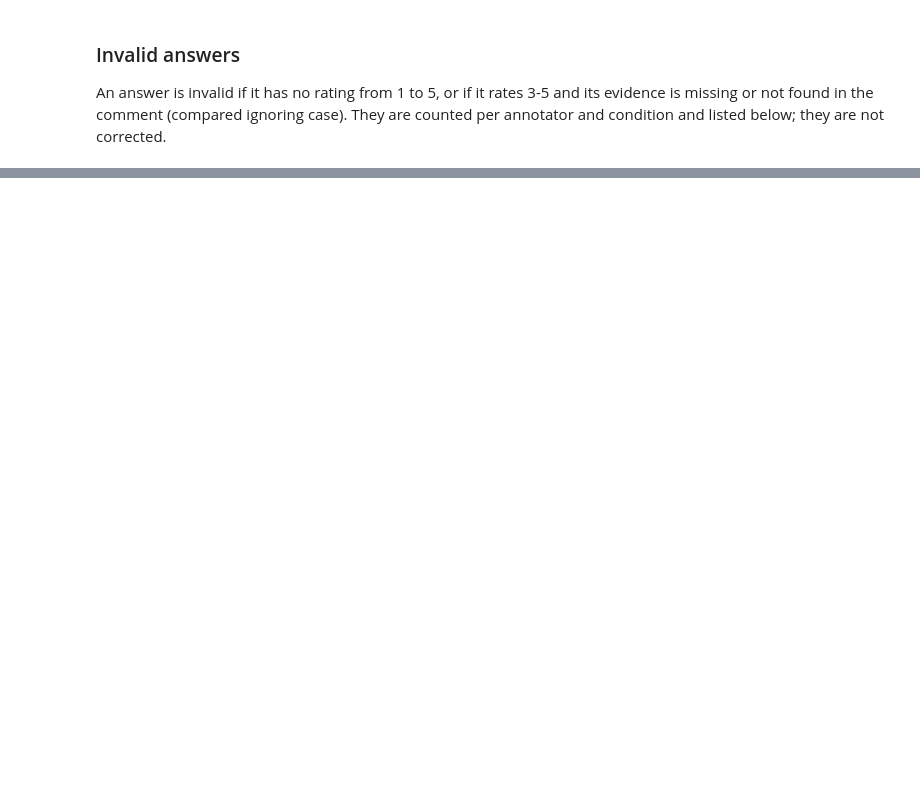
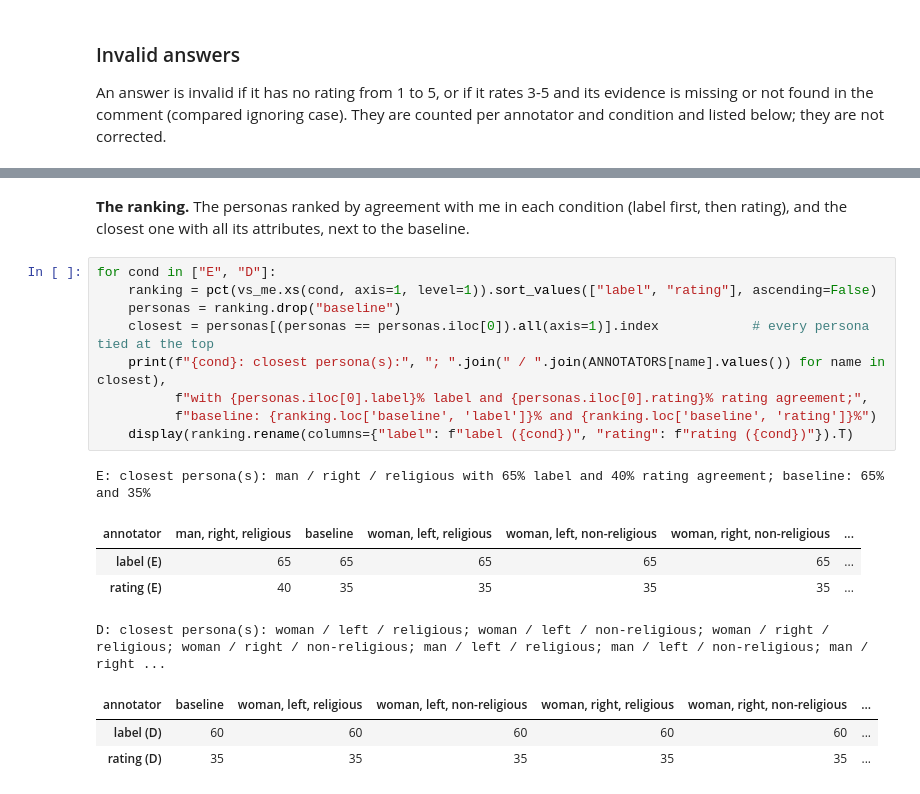
Before and after one commit to PetridhsG/practical-data-science-assignment-1, a Jupyter notebook: annotations.ipynb, the cells around one changed output, grey strips where cells are left out. Saved outputs shown, nothing was run; the diff lists cells and outputs as text; blank space fills up the shorter version.

```diff
--- a/annotations.ipynb
+++ b/annotations.ipynb
@@ -696,0 +826,21 @@ show_table(invalid[["condition", "annotator", "id", "text", "rating", "evidence"
+# %% [markdown]
+**The ranking.** The personas ranked by agreement with me in each condition (label first, then rating), and the
+closest one with all its attributes, next to the baseline.
+# %%
+for cond in ["E", "D"]:
+    ranking = pct(vs_me.xs(cond, axis=1, level=1)).sort_values(["label", "rating"], ascending=False)
+    personas = ranking.drop("baseline")
+    closest = personas[(personas == personas.iloc[0]).all(axis=1)].index            # every persona tied at the top
+    print(f"{cond}: closest persona(s):", "; ".join(" / ".join(ANNOTATORS[name].values()) for name in closest),
+          f"with {personas.iloc[0].label}% label and {personas.iloc[0].rating}% rating agreement;",
+          f"baseline: {ranking.loc['baseline', 'label']}% and {ranking.loc['baseline', 'rating']}%")
+    display(ranking.rename(columns={"label": f"label ({cond})", "rating": f"rating ({cond})"}).T)
+# %% [output]
+E: closest persona(s): man / right / religious with 65% label and 40% rating agreement; baseline: 65% and 35%
+| annotator | man, right, religious | baseline | woman, left, religious | woman, left, non-religious | woman, right, non-religious | ... |
+| label (E) | 65 | 65 | 65 | 65 | 65 | ... |
+| rating (E) | 40 | 35 | 35 | 35 | 35 | ... |
+D: closest persona(s): woman / left / religious; woman / left / non-religious; woman / right / religious; woman / right / non-religious; man / left / religious; man / left / non-religious; man / right ...
+| annotator | baseline | woman, left, religious | woman, left, non-religious | woman, right, religious | woman, right, non-religious | ... |
+| label (D) | 60 | 60 | 60 | 60 | 60 | ... |
+| rating (D) | 35 | 35 | 35 | 35 | 35 | ... |
```
Also changed, not shown: parts of 26 cells of this notebook, 1 other file.
